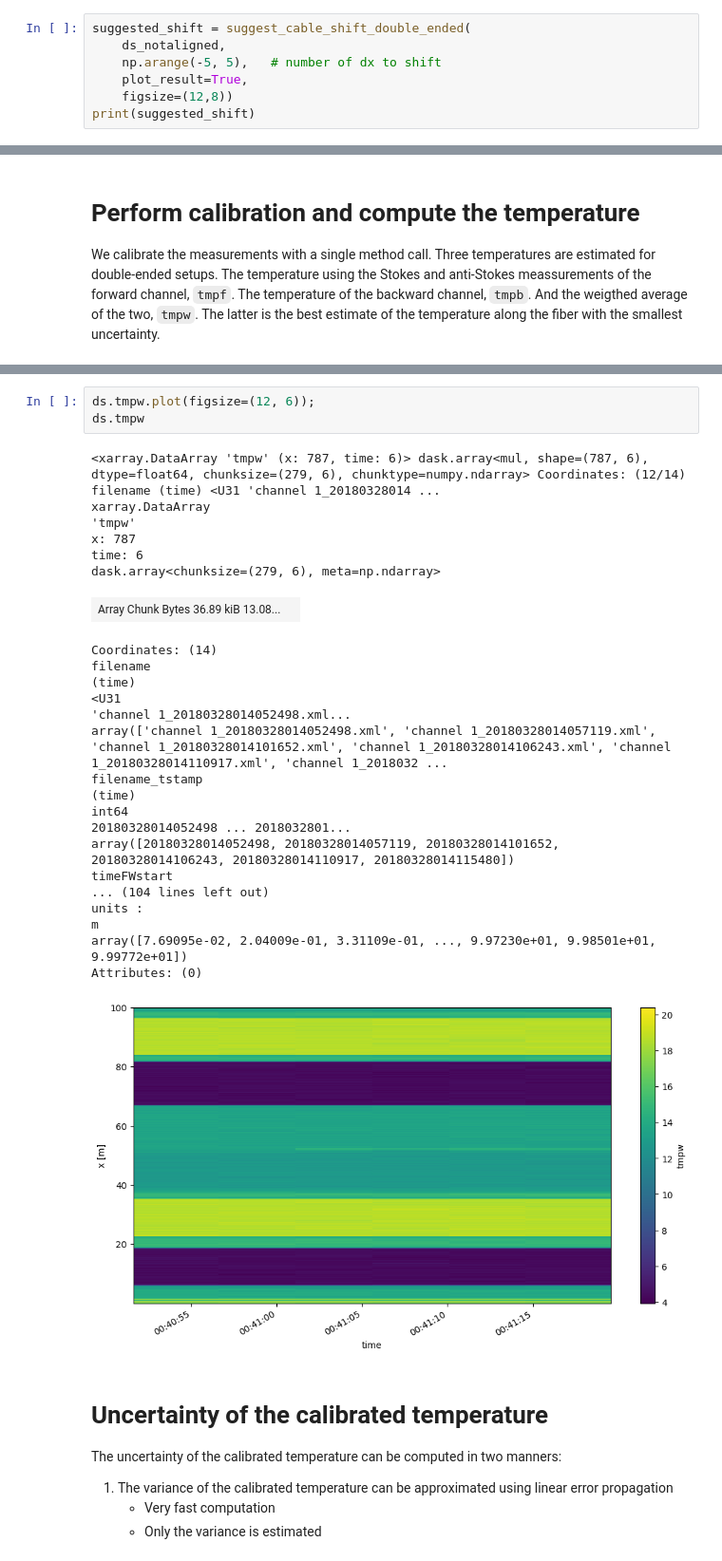
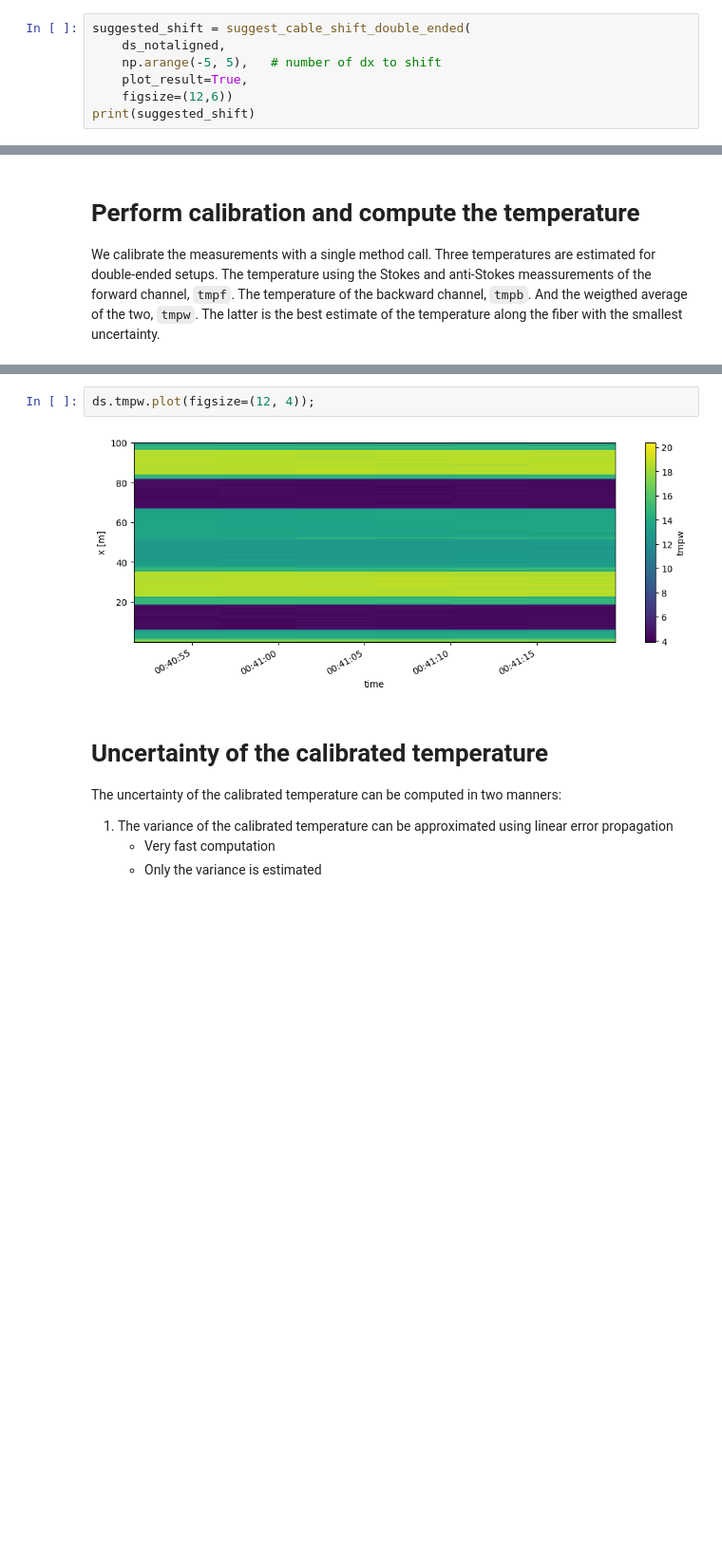
Before and after one commit to dtscalibration/python-dts-calibration, a Jupyter notebook: examples/notebooks/08Calibrate_double_ended.ipynb, the cells around one changed output, grey strips where cells are left out. Shown at 95% size. Saved outputs shown, nothing was run; the diff lists cells and outputs as text; blank space fills up the shorter version.

```diff
--- a/examples/notebooks/08Calibrate_double_ended.ipynb
+++ b/examples/notebooks/08Calibrate_double_ended.ipynb
@@ -54,7 +54,7 @@ suggested_shift = suggest_cable_shift_double_ended(
     ds_notaligned,
     np.arange(-5, 5),   # number of dx to shift
     plot_result=True,
-    figsize=(12,8))
+    figsize=(12,6))
 print(suggested_shift)
 # %% [output]
 I dont know what to do with the following data ['tmp']
@@ -106,33 +105,8 @@ ds.calibration_double_ended(
 )
 # %%
-ds.tmpw.plot(figsize=(12, 6));
-ds.tmpw
+ds.tmpw.plot(figsize=(12, 4));
 # %% [output]
-<xarray.DataArray 'tmpw' (x: 787, time: 6)> dask.array<mul, shape=(787, 6), dtype=float64, chunksize=(279, 6), chunktype=numpy.ndarray> Coordinates: (12/14) filename (time) <U31 'channel 1_20180328014 ...
-xarray.DataArray
-'tmpw'
-x: 787
-time: 6
-dask.array<chunksize=(279, 6), meta=np.ndarray>
-| Array Chunk Bytes 36.89 kiB 13.08... |  |
-Coordinates: (14)
-filename
-(time)
-<U31
-'channel 1_20180328014052498.xml...
-array(['channel 1_20180328014052498.xml', 'channel 1_20180328014057119.xml', 'channel 1_20180328014101652.xml', 'channel 1_20180328014106243.xml', 'channel 1_20180328014110917.xml', 'channel 1_2018032 ...
-filename_tstamp
-(time)
-int64
-20180328014052498 ... 2018032801...
-array([20180328014052498, 20180328014057119, 20180328014101652, 20180328014106243, 20180328014110917, 20180328014115480])
-timeFWstart
-... (104 lines left out)
-units :
-m
-array([7.69095e-02, 2.04009e-01, 3.31109e-01, ..., 9.97230e+01, 9.98501e+01, 9.99772e+01])
-Attributes: (0)
-[figure, old version]
+[figure, new version]
 # %% [markdown]
 # Uncertainty of the calibrated temperature
 The uncertainty of the calibrated temperature can be computed in two manners:
```
Also changed, not shown: parts of 9 cells of this notebook.
